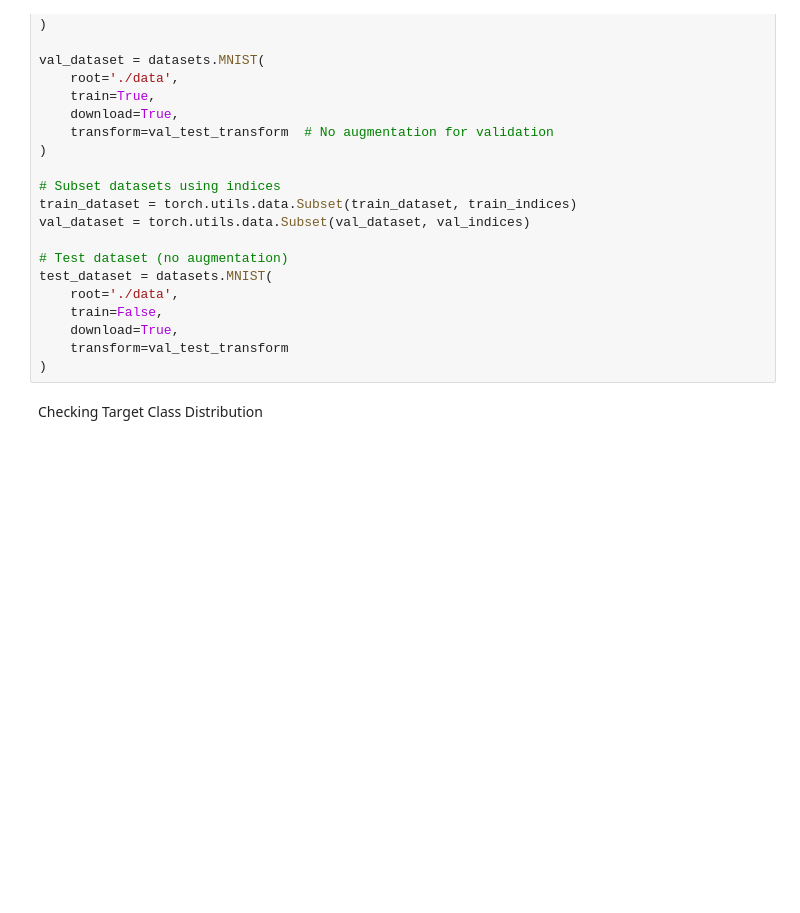
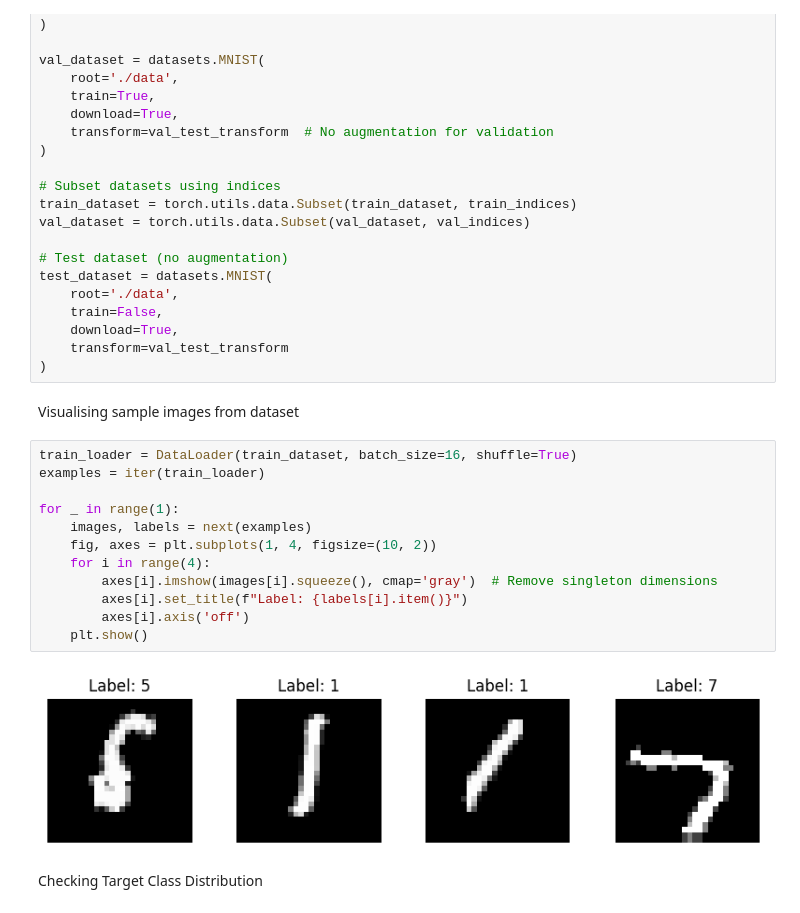
Before and after one commit to Pushparaj95/Final_Project_Guvi, a Jupyter notebook: 1. Handwritten Image Recogniser_MNIST/handwritten_Number_Recogniser_MNIST.ipynb, the cells around one changed output. Drawn from its saved outputs; the diff is of its cells as text; blank space fills up the shorter version.

```diff
--- a/1. Handwritten Image Recogniser_MNIST/handwritten_Number_Recogniser_MNIST.ipynb
+++ b/1. Handwritten Image Recogniser_MNIST/handwritten_Number_Recogniser_MNIST.ipynb
@@ -82,6 +82,22 @@ test_dataset = datasets.MNIST(
     download=True,
     transform=val_test_transform
 )
+# %% [markdown]
+Visualising sample images from dataset
+# %%
+train_loader = DataLoader(train_dataset, batch_size=16, shuffle=True)
+examples = iter(train_loader)
+
+for _ in range(1):
+    images, labels = next(examples)
+    fig, axes = plt.subplots(1, 4, figsize=(10, 2))
+    for i in range(4):
+        axes[i].imshow(images[i].squeeze(), cmap='gray')  # Remove singleton dimensions
+        axes[i].set_title(f"Label: {labels[i].item()}")
+        axes[i].axis('off')
+    plt.show()
+# %% [output]
+[figure, added]
 # %% [markdown]
 Checking Target Class Distribution
 # %%
```
Also changed, not shown: 11 other files.
